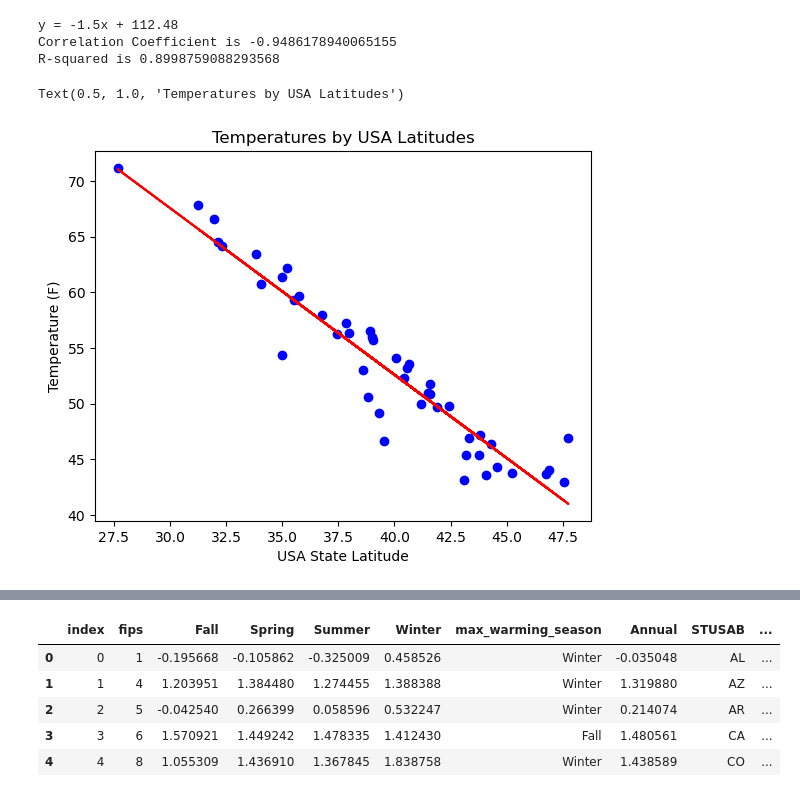
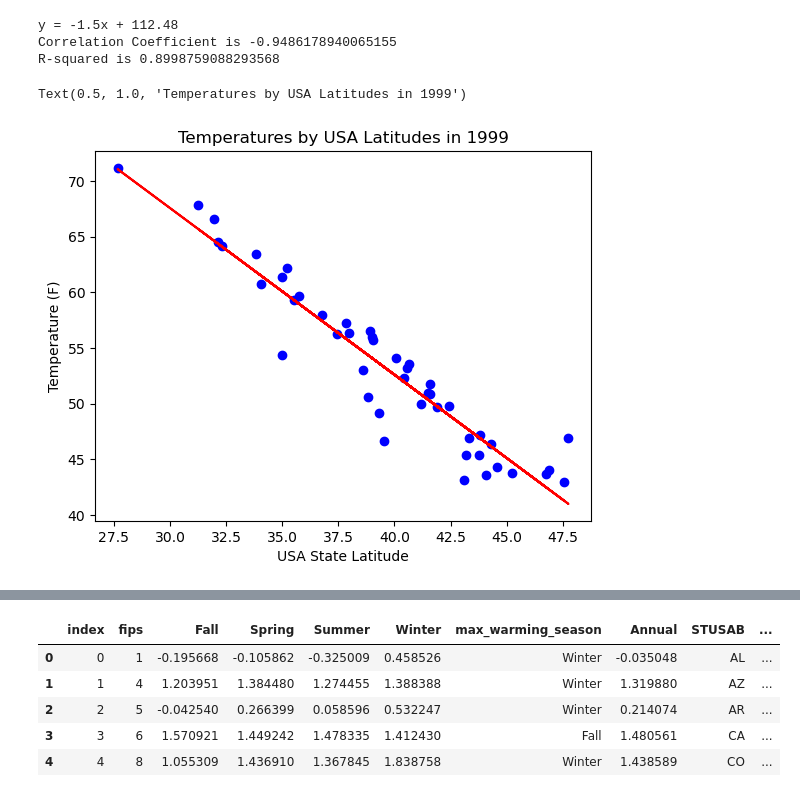
Before and after one commit to ishasaldhi/Project-1, a Jupyter notebook: Melanoma Regional.ipynb, the cells around one changed output, grey strips where cells are left out. Cells and saved outputs as stored; diff of their text form; code cells hidden in the pictures.

```diff
--- a/Melanoma Regional.ipynb
+++ b/Melanoma Regional.ipynb
@@ -85,33 +85,33 @@ melanoma1999.groupby('State').mean()#[:]  #DELETE
 # %%
 #Create a scatter plot of the Latidude versus the Temperature
 averages1999 = melanoma1999.groupby('State').mean()
 
 x, y = averages1999["usa_state_latitude"], averages1999["temp"]
 (slope, intercept, rvalue, pvalue, stderr) = st.linregress(x, y)
 regress = x * slope + intercept
 line = "y = " + str(round(slope,2)) + "x + " + str(round(intercept,2))
 print(line)
 r = np.corrcoef(x, y)
 rSquared = r*r
 print("Correlation Coefficient is " + str(r[0][1]))
 print("R-squared is " + str(rSquared[0][1]))
 
 
 fig1, ax1 = plt.subplots()
 markersize = 5
 
 plt.scatter(x, y, color = "blue")
 plt.plot(x,regress,"r-")
 
 plt.ylabel("Temperature (F)")
 plt.xlabel("USA State Latitude")
-plt.title('Temperatures by USA Latitudes IN 1999')
+plt.title('Temperatures by USA Latitudes in 1999')
 # %% [output]
 y = -1.5x + 112.48
 Correlation Coefficient is -0.9486178940065155
 R-squared is 0.8998759088293568
-Text(0.5, 1.0, 'Temperatures by USA Latitudes')
+Text(0.5, 1.0, 'Temperatures by USA Latitudes in 1999')
-[figure, old version]
+[figure, new version]
 # %%
 #Create a scatter plot of the Latidude versus the incidence of Melanoma
 x1, y1 = averages1999["usa_state_latitude"], averages1999["Count"]
```
Also changed, not shown: parts of 15 cells of this notebook, 1 other file.
